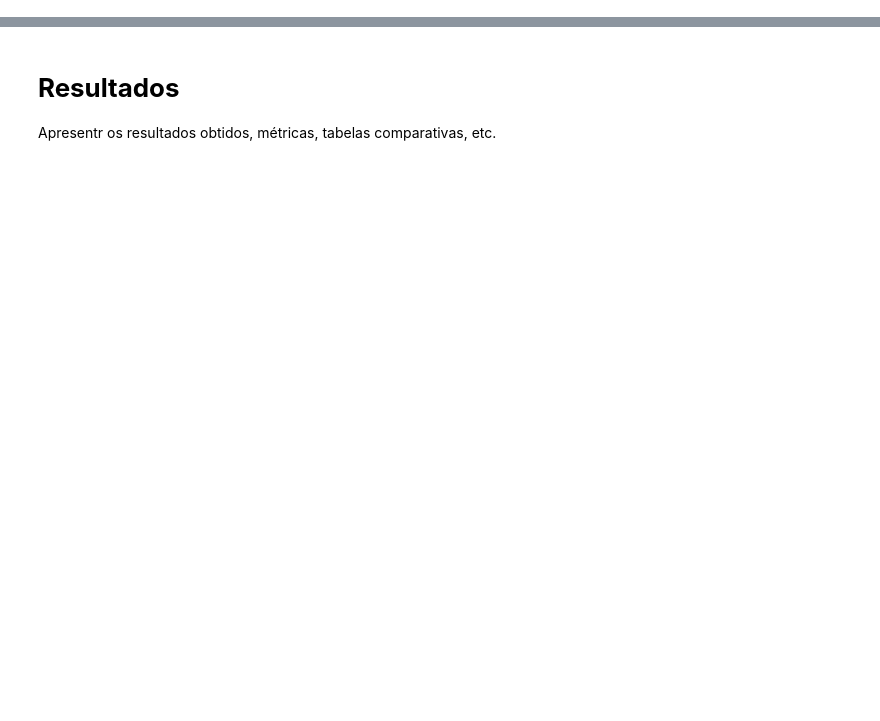
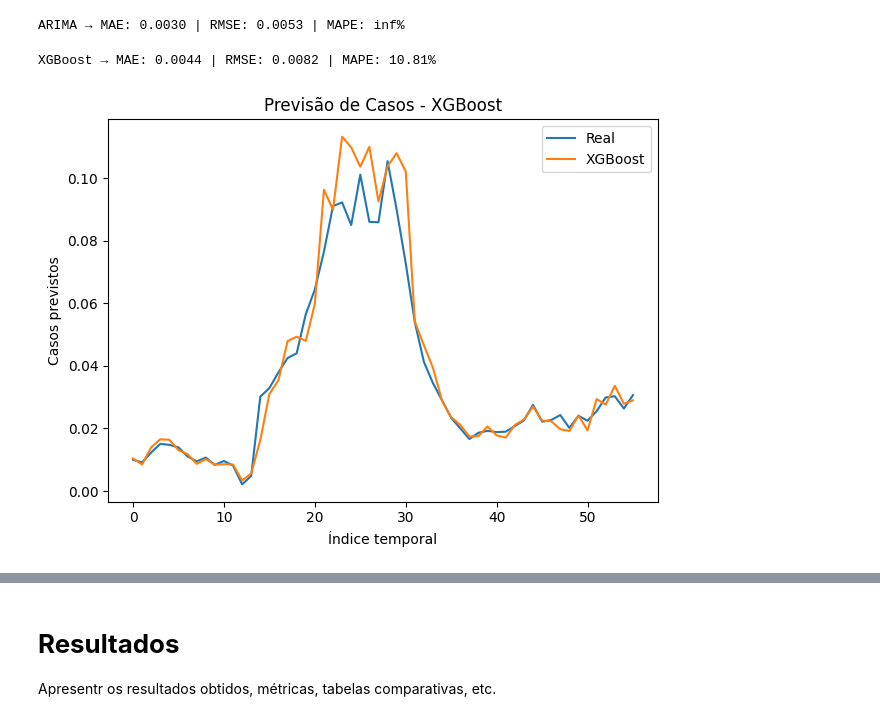
Before and after one commit to valdineyatilio/ProjetoAplicado-IV, a Jupyter notebook: A4/cd_projeto_aplicado_IV_entrega_4.ipynb, the cells around one changed output, grey strips where cells are left out. Saved outputs shown, nothing was run; the diff lists cells and outputs as text; code cells hidden in the pictures; blank space fills up the shorter version.

```diff
--- a/A4/cd_projeto_aplicado_IV_entrega_4.ipynb
+++ b/A4/cd_projeto_aplicado_IV_entrega_4.ipynb
@@ -51,0 +243,63 @@ Descrição metodológica para a criação, refinamento e validação dos modelo
+# %%
+# Códigos aqui
+from statsmodels.tsa.arima.model import ARIMA
+from sklearn.metrics import mean_absolute_error, mean_squared_error
+import numpy as np
+
+ts = df_grouped.set_index("data")["casos"]
+ts = ts.resample("W-MON").mean().interpolate().ffill().bfill()
+
+model_arima = ARIMA(ts, order=(2, 1, 2))
+results_arima = model_arima.fit()
+
+y_pred_arima = results_arima.predict(start=ts.index[4], end=ts.index[-1], typ="levels")
+y_true = ts[4:]
+
+mae = mean_absolute_error(y_true, y_pred_arima)
+rmse = np.sqrt(mean_squared_error(y_true, y_pred_arima))
+mape = np.mean(np.abs((y_true - y_pred_arima) / y_true)) * 100
+
+print(f"ARIMA → MAE: {mae:.4f} | RMSE: {rmse:.4f} | MAPE: {mape:.2f}%")
+# %% [output]
+ARIMA → MAE: 0.0030 | RMSE: 0.0053 | MAPE: inf%
+# %%
+from xgboost import XGBRegressor
+from sklearn.model_selection import train_test_split
+from sklearn.metrics import mean_absolute_error, mean_squared_error
+import numpy as np
+import matplotlib.pyplot as plt
+
+# Remover colunas não numéricas
+df_model = df.drop(columns=["casos", "year", "week", "datahora", "station"], errors="ignore")
+X = df_model.select_dtypes(include=["int64", "float64", "bool"])
+y = df["casos"]
+
+# Divisão entre treino e teste
+X_train, X_test, y_train, y_test = train_test_split(X, y, shuffle=False, test_size=0.2)
+
+# Treinamento do modelo
+model_xgb = XGBRegressor(n_estimators=100, learning_rate=0.1, max_depth=5)
+model_xgb.fit(X_train, y_train)
+
+# Previsão
+y_pred = model_xgb.predict(X_test)
+
+# Avaliação
+mae = mean_absolute_error(y_test, y_pred)
+rmse = np.sqrt(mean_squared_error(y_test, y_pred))
+mape = np.mean(np.abs((y_test - y_pred) / y_test)) * 100
+
+print(f"XGBoost → MAE: {mae:.4f} | RMSE: {rmse:.4f} | MAPE: {mape:.2f}%")
+# %% [output]
+XGBoost → MAE: 0.0044 | RMSE: 0.0082 | MAPE: 10.81%
+# %%
+plt.plot(y_test.values, label="Real")
+plt.plot(y_pred, label="XGBoost")
+plt.title("Previsão de Casos - XGBoost")
+plt.xlabel("Índice temporal")
+plt.ylabel("Casos previstos")
+plt.legend()
+plt.tight_layout()
+plt.show()
+# %% [output]
+[figure, added]
```
Also changed, not shown: parts of 27 cells of this notebook.
